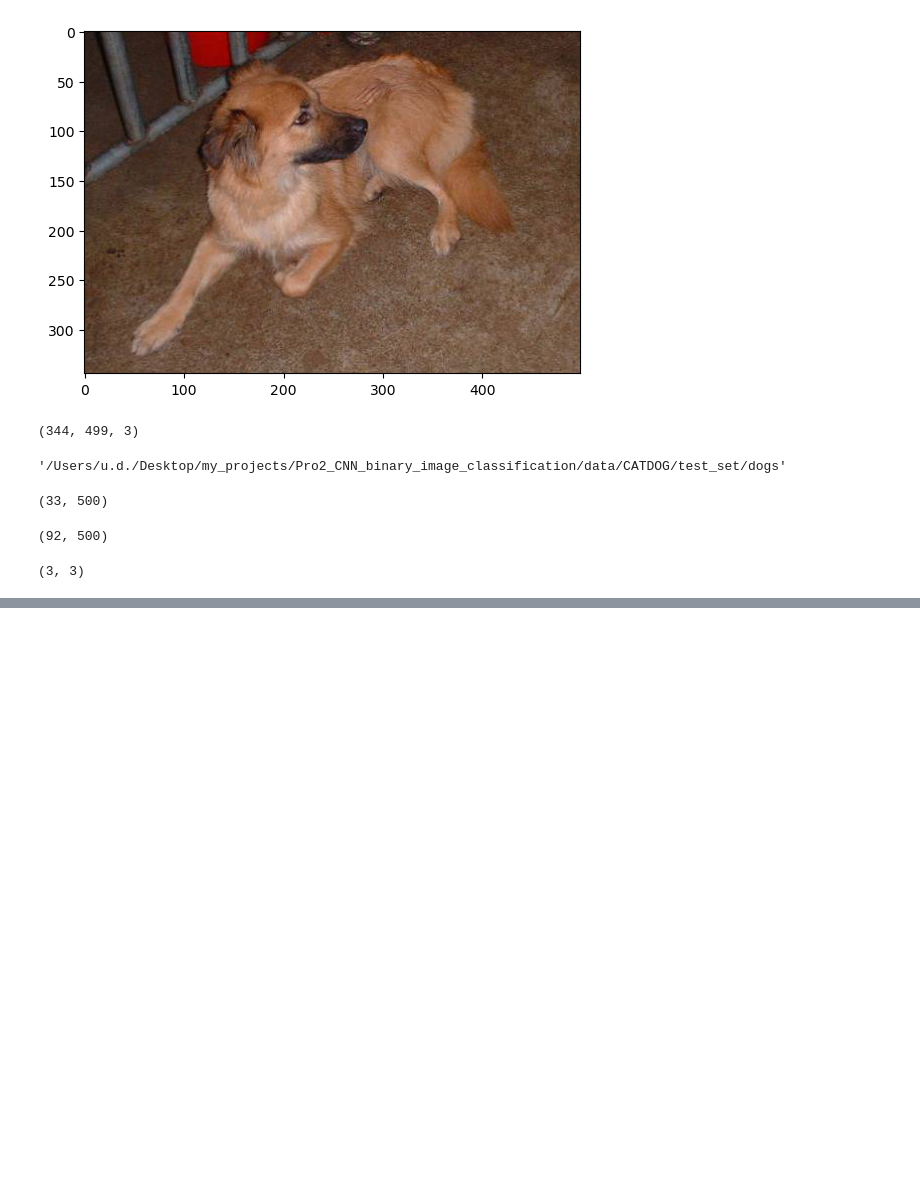
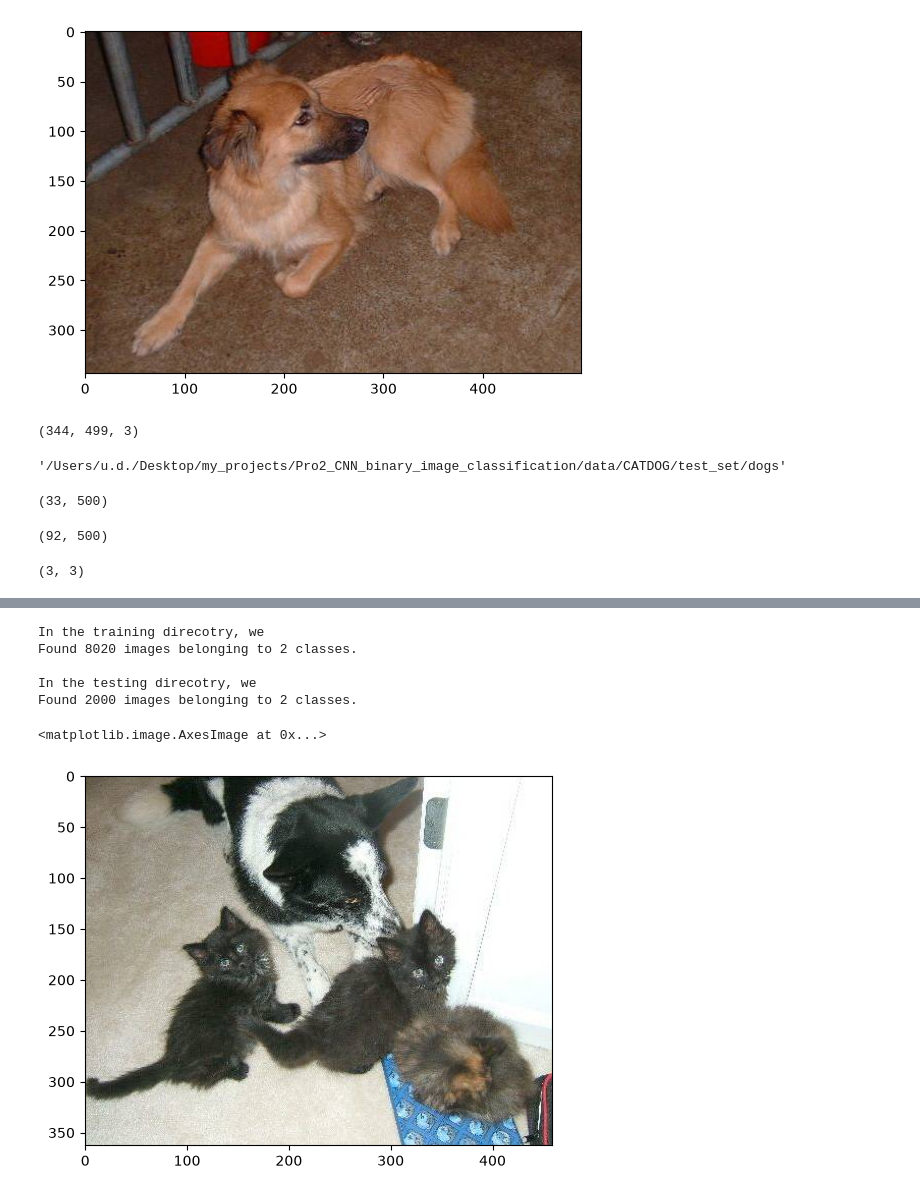
Before and after one commit to udrai10/Pro2_CNN_binary_image_classification, a Jupyter notebook: notebooks/cnn_binary_image.ipynb, the cells around one changed output, grey strips where cells are left out. Saved outputs shown, nothing was run; the diff lists cells and outputs as text; code cells hidden in the pictures; blank space fills up the shorter version.

Commit message:
training and testin set generated

```diff
--- a/notebooks/cnn_binary_image.ipynb
+++ b/notebooks/cnn_binary_image.ipynb
@@ -136,0 +167,29 @@ sns.displot(shape_x, bins=15, kde=True, color='red')
+# %%
+print('In the training direcotry, we')
+
+train_generator = train_IDG.flow_from_directory(train_dir,
+                                               target_size=imageshape,
+                                               color_mode='rgb',
+                                               batch_size=batchsize,
+                                               class_mode='binary')
+print()
+print('In the testing direcotry, we')
+
+validation_data_set = test_IDG.flow_from_directory(test_dir,
+                                             target_size=imageshape,
+                                             color_mode='rgb',
+                                             batch_size=batchsize,
+                                             class_mode='binary',
+                                               shuffle=False)
+# %% [output]
+In the training direcotry, we
+Found 8020 images belonging to 2 classes.
+
+In the testing direcotry, we
+Found 2000 images belonging to 2 classes.
+# %%
+mycat = imread(test_dir+'/cats/cat.4104.jpg')  #reading the image from 'cats' folder and storing under my_cat
+plt.imshow(mycat)        #visualising the image
+# %% [output]
+<matplotlib.image.AxesImage at 0x...>
+[figure, added]
```
Also changed, not shown: parts of 9 cells of this notebook.
